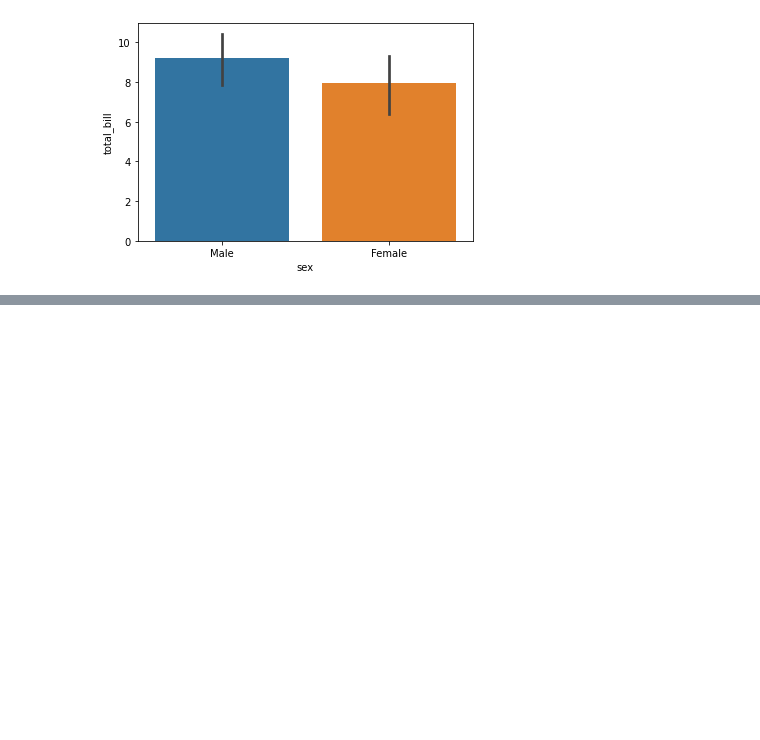
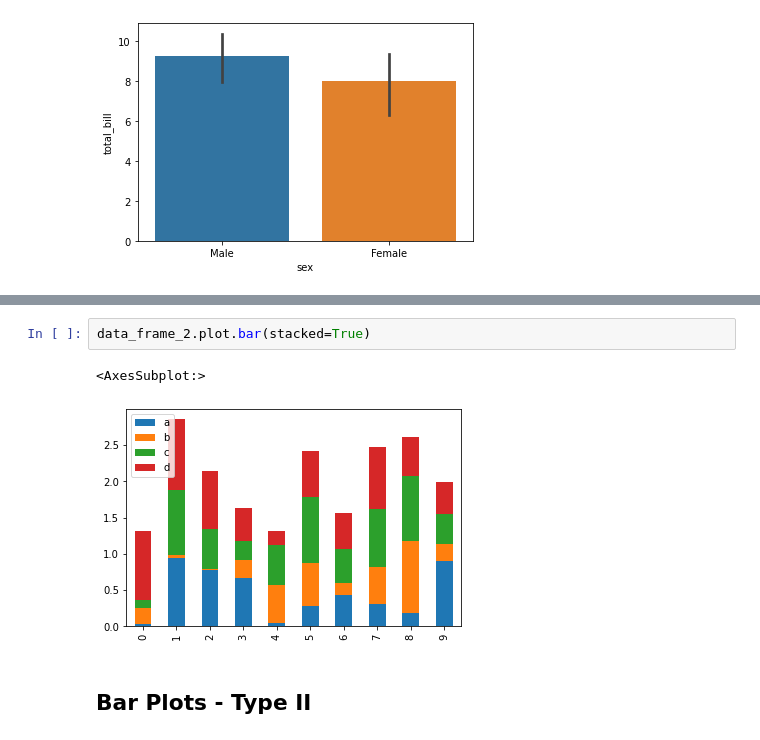
Before and after one commit to aschof20/Python_Graphs, a Jupyter notebook: Bar_Plots.ipynb, the cells around one changed output, grey strips where cells are left out. Saved outputs shown, nothing was run; the diff lists cells and outputs as text; blank space fills up the shorter version.

```diff
--- a/Bar_Plots.ipynb
+++ b/Bar_Plots.ipynb
@@ -32,0 +47,7 @@ sns.barplot(x='sex',y='total_bill',data=tips_econ,estimator=np.std)
+# %%
+data_frame_2.plot.bar(stacked=True)
+# %% [output]
+<AxesSubplot:>
+[figure, added]
+# %% [markdown]
+## Bar Plots - Type II
```
Also changed, not shown: parts of 6 cells of this notebook, 19 other files.
